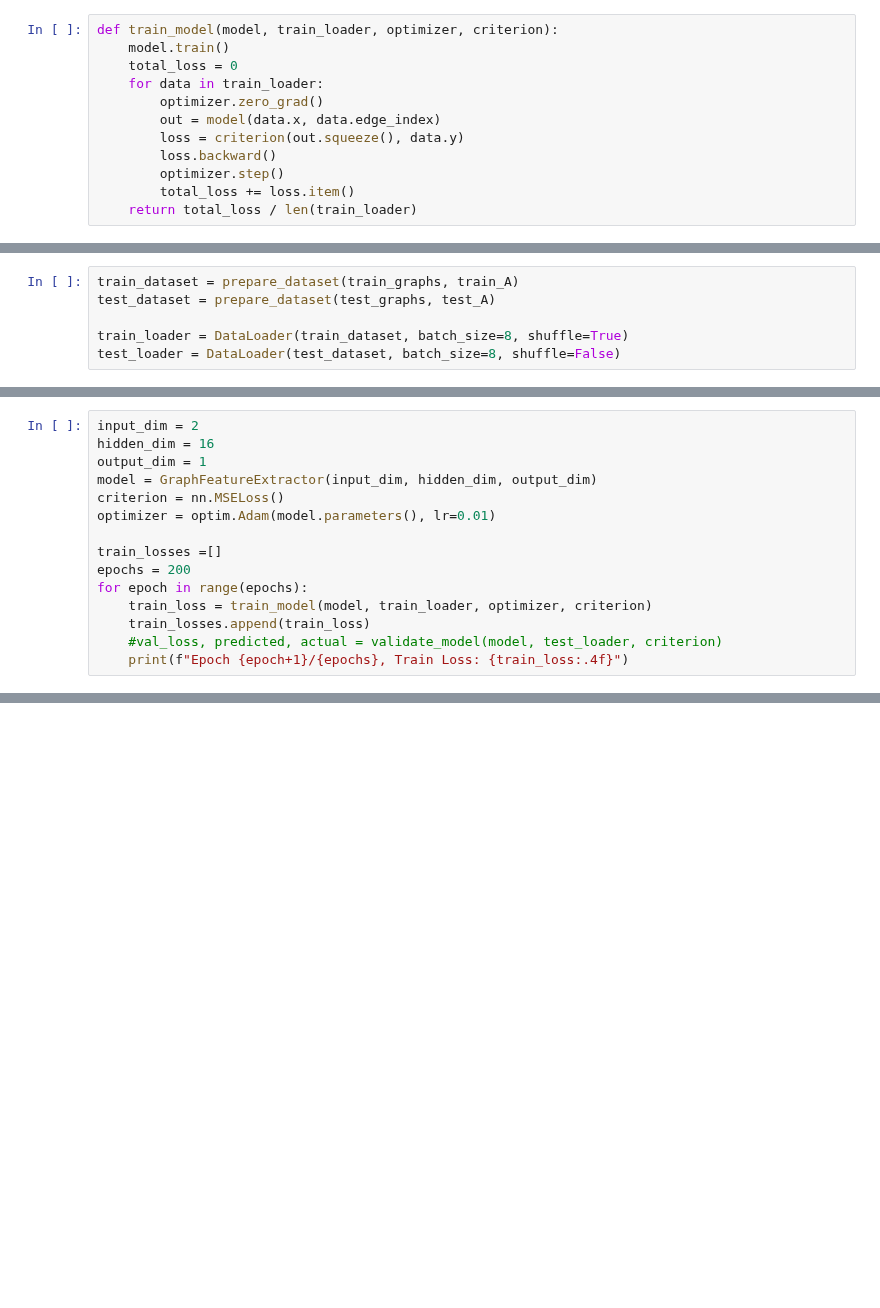
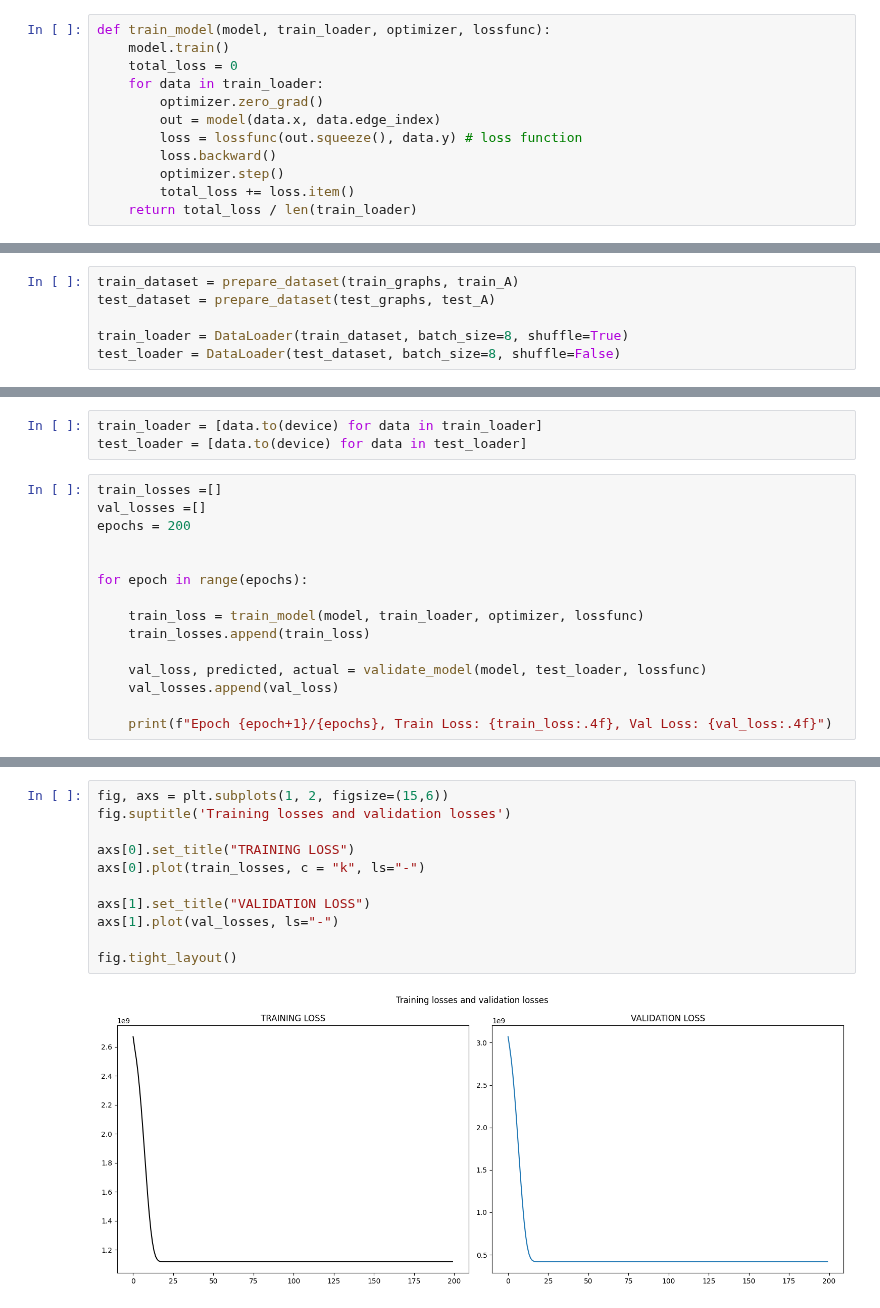
Before and after one commit to ronitd2002/QROSS-GCN-project, a Jupyter notebook: trial-notebooks/QROSS_Naive-Autoencoder.ipynb, the cells around one changed output, grey strips where cells are left out. Saved outputs shown, nothing was run; the diff lists cells and outputs as text; blank space fills up the shorter version.

```diff
--- a/trial-notebooks/QROSS_Naive-Autoencoder.ipynb
+++ b/trial-notebooks/QROSS_Naive-Autoencoder.ipynb
@@ -655,11 +490,11 @@ def split_data(graphs, optimal_A, split_ratio=0.8):
 # %%
-def train_model(model, train_loader, optimizer, criterion):
+def train_model(model, train_loader, optimizer, lossfunc):
     model.train()
     total_loss = 0
     for data in train_loader:
         optimizer.zero_grad()
         out = model(data.x, data.edge_index)
-        loss = criterion(out.squeeze(), data.y)
+        loss = lossfunc(out.squeeze(), data.y) # loss function
         loss.backward()
         optimizer.step()
         total_loss += loss.item()
@@ -700,16 +567,19 @@ test_loader = DataLoader(test_dataset, batch_size=8, shuffle=False)
+# %%
+train_loader = [data.to(device) for data in train_loader]
+test_loader = [data.to(device) for data in test_loader]
 # %%
-input_dim = 2
-hidden_dim = 16
-output_dim = 1
-model = GraphFeatureExtractor(input_dim, hidden_dim, output_dim)
-criterion = nn.MSELoss()
-optimizer = optim.Adam(model.parameters(), lr=0.01)
+train_losses =[]
+val_losses =[]
+epochs = 200
 
-train_losses =[]
-epochs = 200
+
 for epoch in range(epochs):
-    train_loss = train_model(model, train_loader, optimizer, criterion)
+
+    train_loss = train_model(model, train_loader, optimizer, lossfunc)
     train_losses.append(train_loss)
-    #val_loss, predicted, actual = validate_model(model, test_loader, criterion)
-    print(f"Epoch {epoch+1}/{epochs}, Train Loss: {train_loss:.4f}")
+
+    val_loss, predicted, actual = validate_model(model, test_loader, lossfunc)
+    val_losses.append(val_loss)
+
+    print(f"Epoch {epoch+1}/{epochs}, Train Loss: {train_loss:.4f}, Val Loss: {val_loss:.4f}")
 # %% [output]
@@ -743,3 +603,16 @@ plt.show()
+# %%
+fig, axs = plt.subplots(1, 2, figsize=(15,6))
+fig.suptitle('Training losses and validation losses')
+
+axs[0].set_title("TRAINING LOSS")
+axs[0].plot(train_losses, c = "k", ls="-")
+
+axs[1].set_title("VALIDATION LOSS")
+axs[1].plot(val_losses, ls="-")
+
+fig.tight_layout()
+# %% [output]
+[figure, added]
 # %%
 validation_vector = [(pred - act) ** 2 for pred, act in zip(predicted, actual)]
 print(f"Validation Vector: {validation_vector}")
```
Also changed, not shown: parts of 30 cells of this notebook.
